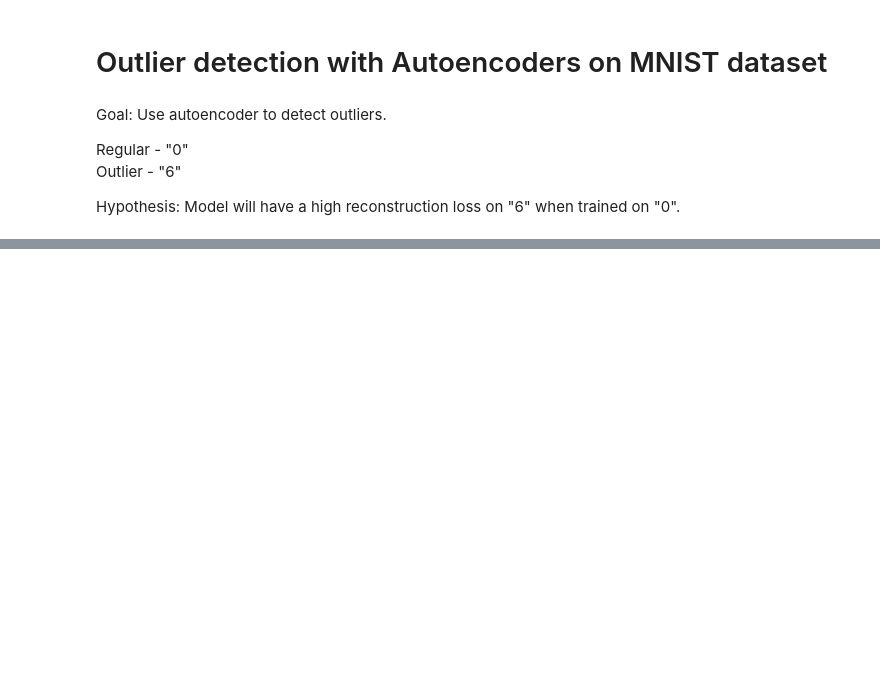
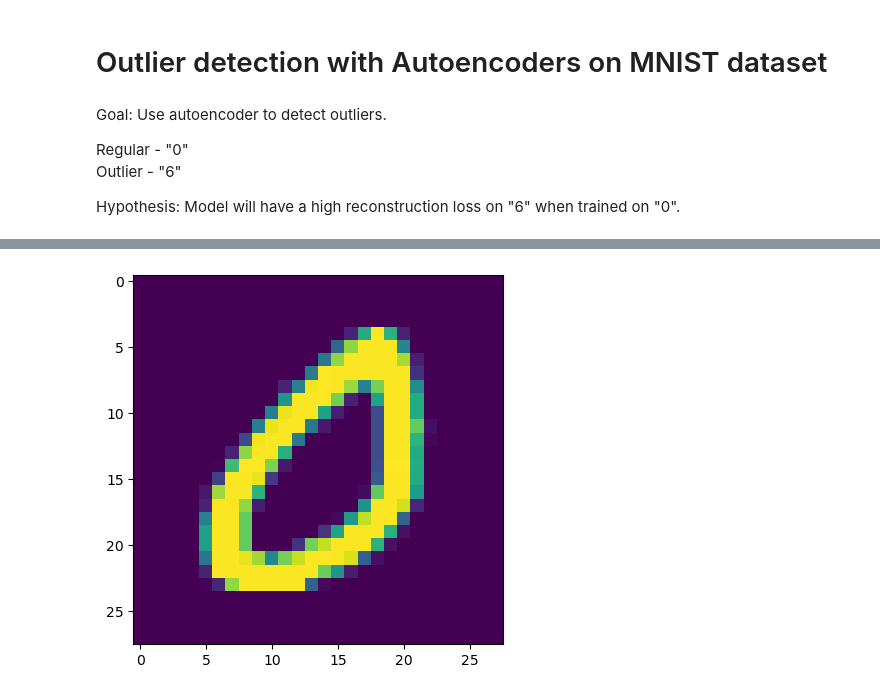
Before and after one commit to ieadoboe/effective-waffle, a Jupyter notebook: 37_autoencoder_mnist.ipynb, the cells around one changed output, grey strips where cells are left out. Saved outputs shown, nothing was run; the diff lists cells and outputs as text; code cells hidden in the pictures; blank space fills up the shorter version.

```diff
--- a/37_autoencoder_mnist.ipynb
+++ b/37_autoencoder_mnist.ipynb
@@ -37,0 +58,3 @@ outlier_labels = np.ones(len(regular_images), dtype=int)  # outlier label = 1
+# %%
+test_images_regular = test_images[test_labels == 0]  # for zeros
+test_images_outlier = test_images[test_labels == 1]  # for outliers
@@ -37,0 +230,36 @@ outlier_labels = np.ones(len(regular_images), dtype=int)  # outlier label = 1
+# %%
+def calc_ssim(true, pred, max_val=1.0):
+    true = tf.cast(true, tf.float32)
+    pred = tf.cast(pred, tf.float32)
+
+    if len(true.shape) == 3:
+        true = tf.expand_dims(true, -1)
+    if len(pred.shape) == 3:
+        pred = tf.expand_dims(pred, -1)
+
+    if true.shape[3] > 1 and true.shape[1] == 1:
+        true = tf.transpose(true, [0, 2, 3, 1])
+    if pred.shape[3] > 1 and pred.shape[1] == 1:
+        pred = tf.transpose(pred, [0, 2, 3, 1])
+
+    ssim = []
+    for i in range(true.shape[0]):
+        ssim_score = tf.image.ssim(
+            true[i : i + 1],
+            pred[i : i + 1],
+            max_val,  # maximum value for normalized images
+        )
+        ssim.append(ssim_score[0])
+
+    return np.array(ssim)
+# %%
+ssim_regular = calc_ssim(test_images_regular_norm, reconstruction_loss_dense_regular)
+ssim_outlier = calc_ssim(test_images_outlier_norm, reconstruction_loss_dense_outlier)
+
+print(f"SSIM Regular:\n {ssim_regular[:ssim_outlier.shape[0]]}")
+print("Min:", ssim_regular.min())
+print("Max:", ssim_regular.max())
+print()
+print(f"SSIM Outlier:\n {ssim_outlier}")
+print("Min:", ssim_outlier.min())
+print("Max:", ssim_outlier.max())
@@ -37,0 +284,5 @@ outlier_labels = np.ones(len(regular_images), dtype=int)  # outlier label = 1
+# %%
+plt.imshow(test_images_regular_norm[np.argmax(ssim_regular)])
+plt.show()
+# %% [output]
+[figure, added]
```
Also changed, not shown: parts of 48 cells of this notebook, 1 other file.
